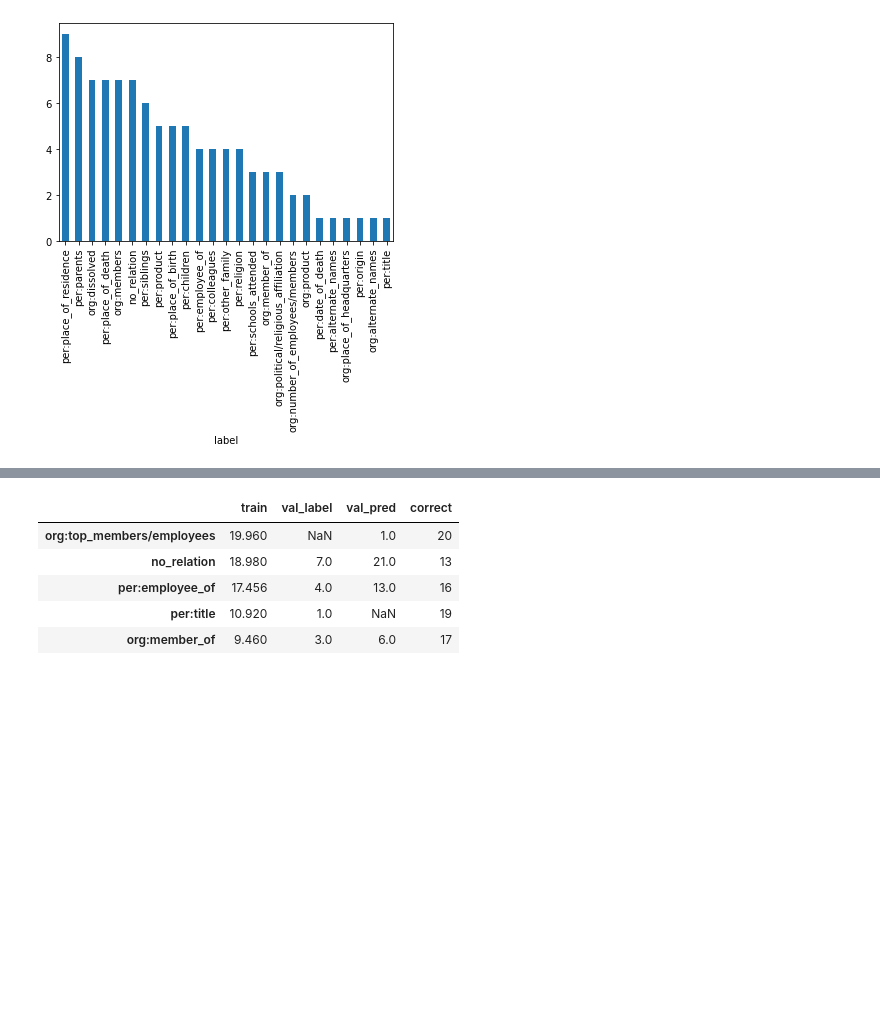
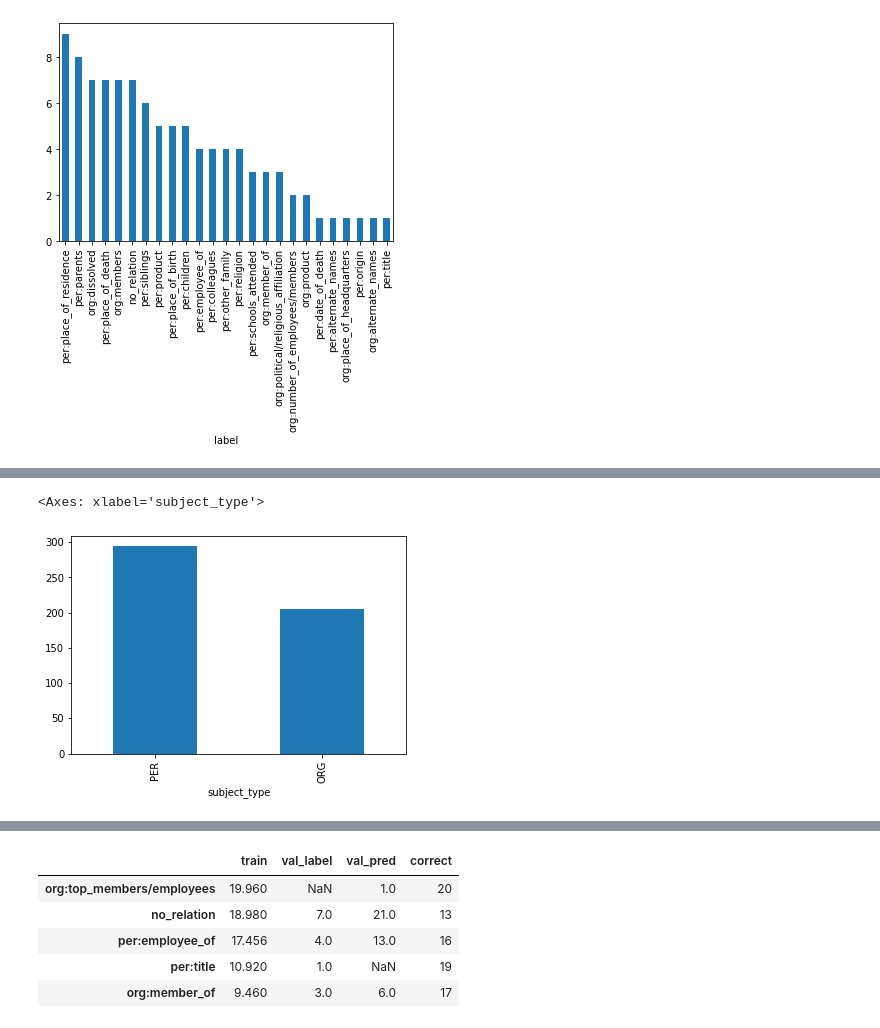
Before and after one commit to SangGank/bc_project2, a Jupyter notebook: dataAnalysis/resultAnalysis.ipynb, the cells around one changed output, grey strips where cells are left out. Saved outputs shown, nothing was run; the diff lists cells and outputs as text; code cells hidden in the pictures; blank space fills up the shorter version.

```diff
--- a/dataAnalysis/resultAnalysis.ipynb
+++ b/dataAnalysis/resultAnalysis.ipynb
@@ -76,0 +100,5 @@ compare[compare.label!=compare.pred_label]['label'].value_counts().plot(kind='ba
+# %%
+compare[compare.label ==compare.pred_label]['subject_type'].value_counts().plot(kind='bar')
+# %% [output]
+<Axes: xlabel='subject_type'>
+[figure, added]
```
Also changed, not shown: parts of 43 cells of this notebook, 1 other file.
